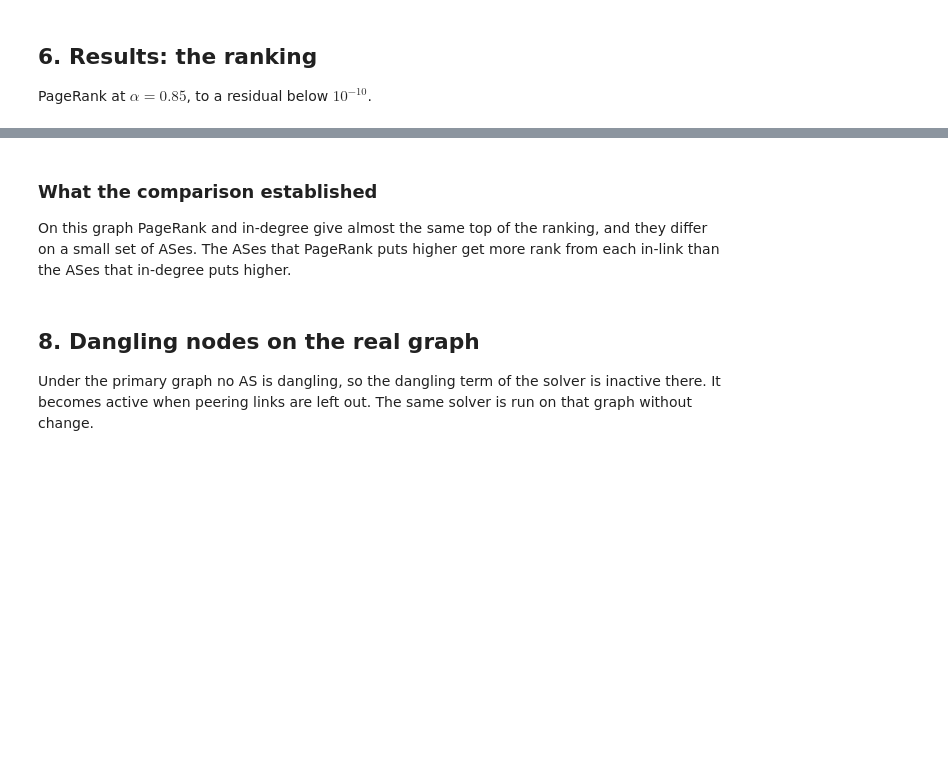
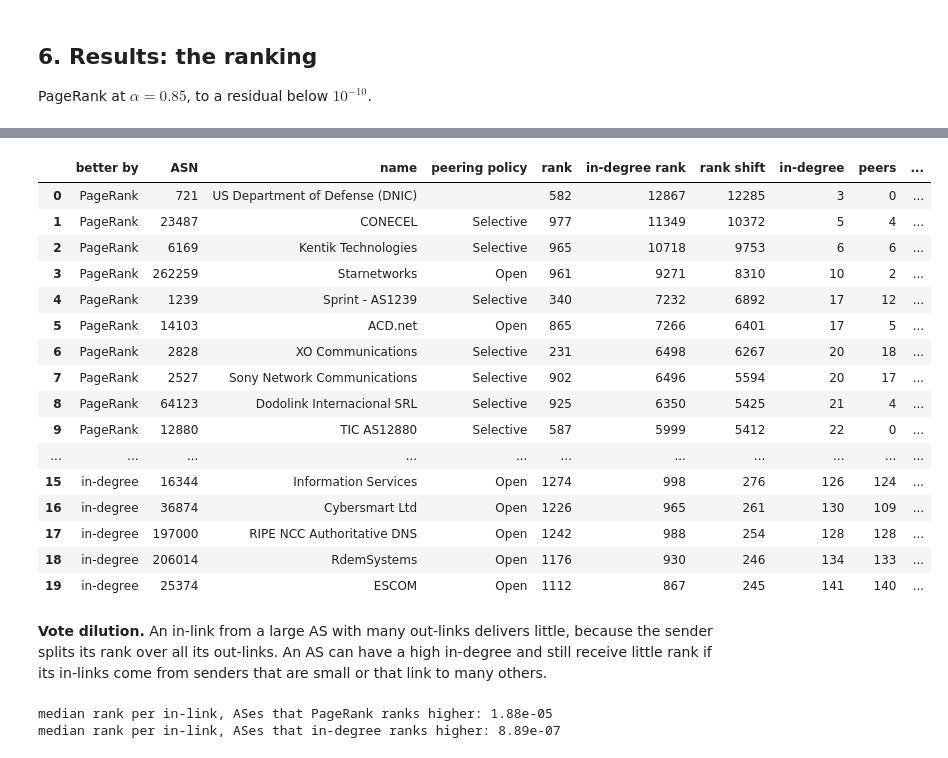
Before and after one commit to irenesape/pagerank-internet-as, a Jupyter notebook: submission/pagerank_internet_as.ipynb, the cells around one changed output, grey strips where cells are left out. Drawn from its saved outputs; the diff is of its cells as text; code cells hidden in the pictures; blank space fills up the shorter version.

```diff
--- a/submission/pagerank_internet_as.ipynb
+++ b/submission/pagerank_internet_as.ipynb
@@ -1482,11 +1614,50 @@ pd.concat([higher_pr, higher_in], ignore_index=True)[
 # %%
-print(f"median rank per in-link, ASes that PageRank ranks higher: {higher_pr['per in-link'].median():.2e}")
-print(f"median rank per in-link, ASes that in-degree ranks higher: {higher_in['per in-link'].median():.2e}")
+transpose = graph.transpose.tocsr()  # row `node` lists the in-neighbours of `node`
+
+
+def in_link_contribution(node: int) -> float:
+    """Average of pr[j] / out_degree[j] over the in-neighbours j of `node`."""
+    tails = transpose.indices[transpose.indptr[node] : transpose.indptr[node + 1]]
+    return float((pr[tails] / graph.out_degree[tails]).mean())
+
+
+shift = pr_rank - in_rank  # negative: PageRank ranks the AS better than in-degree does
+
+
+def disagreements(candidates: np.ndarray, direction: str, k: int = 10) -> pd.DataFrame:
+    chosen = sorted(candidates.tolist(), key=lambda node: (-abs(int(shift[node])), node))[:k]
+    rows = []
+    for node in chosen:
+        row = as_row(node)
+        row["rank shift"] = abs(int(shift[node]))
+        row["per in-link"] = in_link_contribution(node)
+        row["better by"] = direction
+        rows.append(row)
+    return pd.DataFrame(rows)
+
+
+higher_pr = disagreements(union_top[shift[union_top] < 0], "PageRank")
+higher_in = disagreements(union_top[shift[union_top] > 0], "in-degree")
+pd.concat([higher_pr, higher_in], ignore_index=True)[
+    ["better by", "ASN", "name", "peering policy", "rank", "in-degree rank", "rank shift", "in-degree", "peers", "customers", "per in-link"]
+]
+# %% [output]
+|  | better by | ASN | name | peering policy | rank | in-degree rank | rank shift | in-degree | peers | ... |
+| 0 | PageRank | 721 | US Department of Defense (DNIC) |  | 582 | 12867 | 12285 | 3 | 0 | ... |
+| 1 | PageRank | 23487 | CONECEL | Selective | 977 | 11349 | 10372 | 5 | 4 | ... |
+| 2 | PageRank | 6169 | Kentik Technologies | Selective | 965 | 10718 | 9753 | 6 | 6 | ... |
+| 3 | PageRank | 262259 | Starnetworks | Open | 961 | 9271 | 8310 | 10 | 2 | ... |
+| 4 | PageRank | 1239 | Sprint - AS1239 | Selective | 340 | 7232 | 6892 | 17 | 12 | ... |
+| 5 | PageRank | 14103 | ACD.net | Open | 865 | 7266 | 6401 | 17 | 5 | ... |
+| 6 | PageRank | 2828 | XO Communications | Selective | 231 | 6498 | 6267 | 20 | 18 | ... |
+| 7 | PageRank | 2527 | Sony Network Communications | Selective | 902 | 6496 | 5594 | 20 | 17 | ... |
+| 8 | PageRank | 64123 | Dodolink Internacional SRL | Selective | 925 | 6350 | 5425 | 21 | 4 | ... |
+| 9 | PageRank | 12880 | TIC AS12880 | Selective | 587 | 5999 | 5412 | 22 | 0 | ... |
+| ... | ... | ... | ... | ... | ... | ... | ... | ... | ... | ... |
+| 15 | in-degree | 16344 | Information Services | Open | 1274 | 998 | 276 | 126 | 124 | ... |
+| 16 | in-degree | 36874 | Cybersmart Ltd | Open | 1226 | 965 | 261 | 130 | 109 | ... |
+| 17 | in-degree | 197000 | RIPE NCC Authoritative DNS | Open | 1242 | 988 | 254 | 128 | 128 | ... |
+| 18 | in-degree | 206014 | RdemSystems | Open | 1176 | 930 | 246 | 134 | 133 | ... |
+| 19 | in-degree | 25374 | ESCOM | Open | 1112 | 867 | 245 | 141 | 140 | ... |
 # %% [markdown]
-### What the comparison established
-
-On this graph PageRank and in-degree give almost the same top of the ranking, and they differ on a small set of ASes. The ASes that PageRank puts higher get more rank from each in-link than the ASes that in-degree puts higher.
+**Vote dilution.** An in-link from a large AS with many out-links delivers little, because the sender splits its rank over all its out-links. An AS can have a high in-degree and still receive little rank if its in-links come from senders that are small or that link to many others.
-# %% [markdown]
-## 8. Dangling nodes on the real graph
-
-Under the primary graph no AS is dangling, so the dangling term of the solver is inactive there. It becomes active when peering links are left out. The same solver is run on that graph without change.
@@ -1507,0 +1664,6 @@ assert result_none.converged and abs(pr_none.sum() - 1) < 1e-12
+# %%
+print(f"median rank per in-link, ASes that PageRank ranks higher: {higher_pr['per in-link'].median():.2e}")
+print(f"median rank per in-link, ASes that in-degree ranks higher: {higher_in['per in-link'].median():.2e}")
+# %% [output]
+median rank per in-link, ASes that PageRank ranks higher: 1.88e-05
+median rank per in-link, ASes that in-degree ranks higher: 8.89e-07
```
Also changed, not shown: parts of 56 cells of this notebook, 4 other files.
